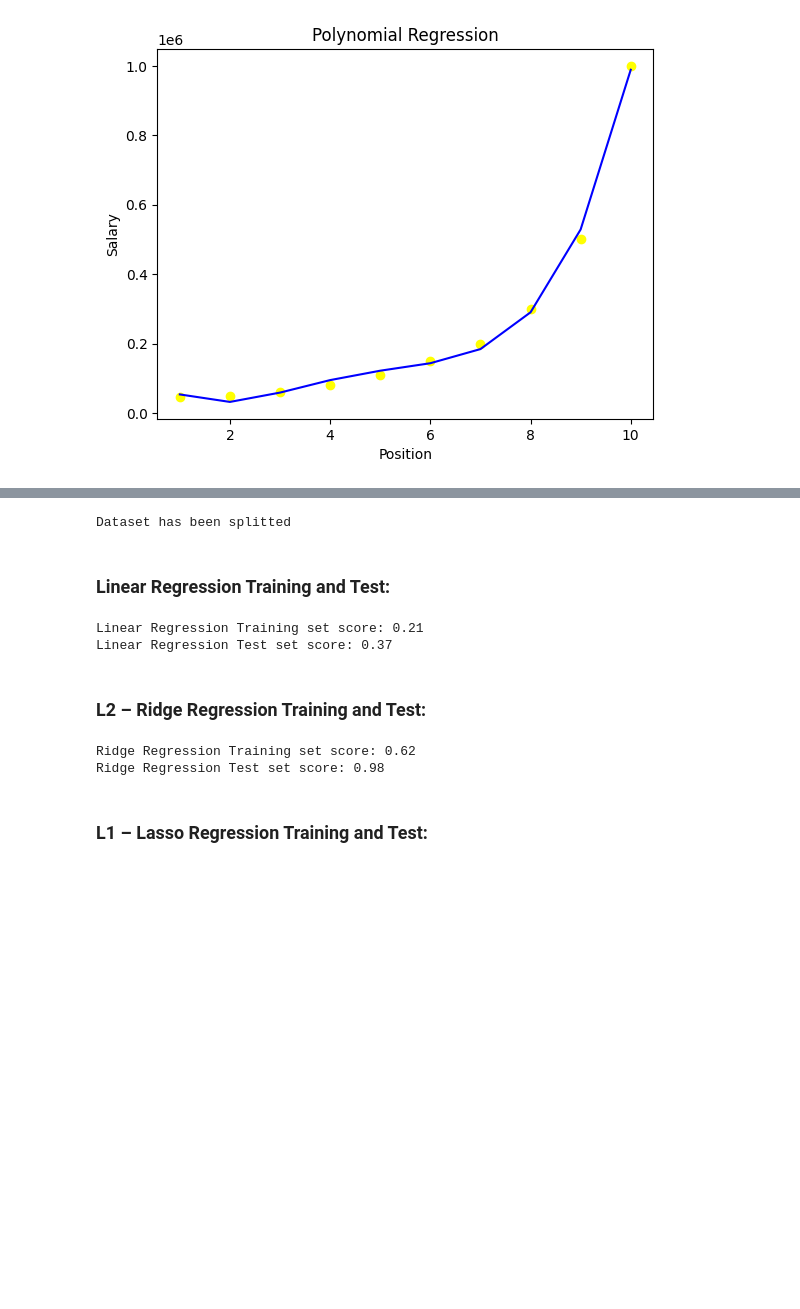
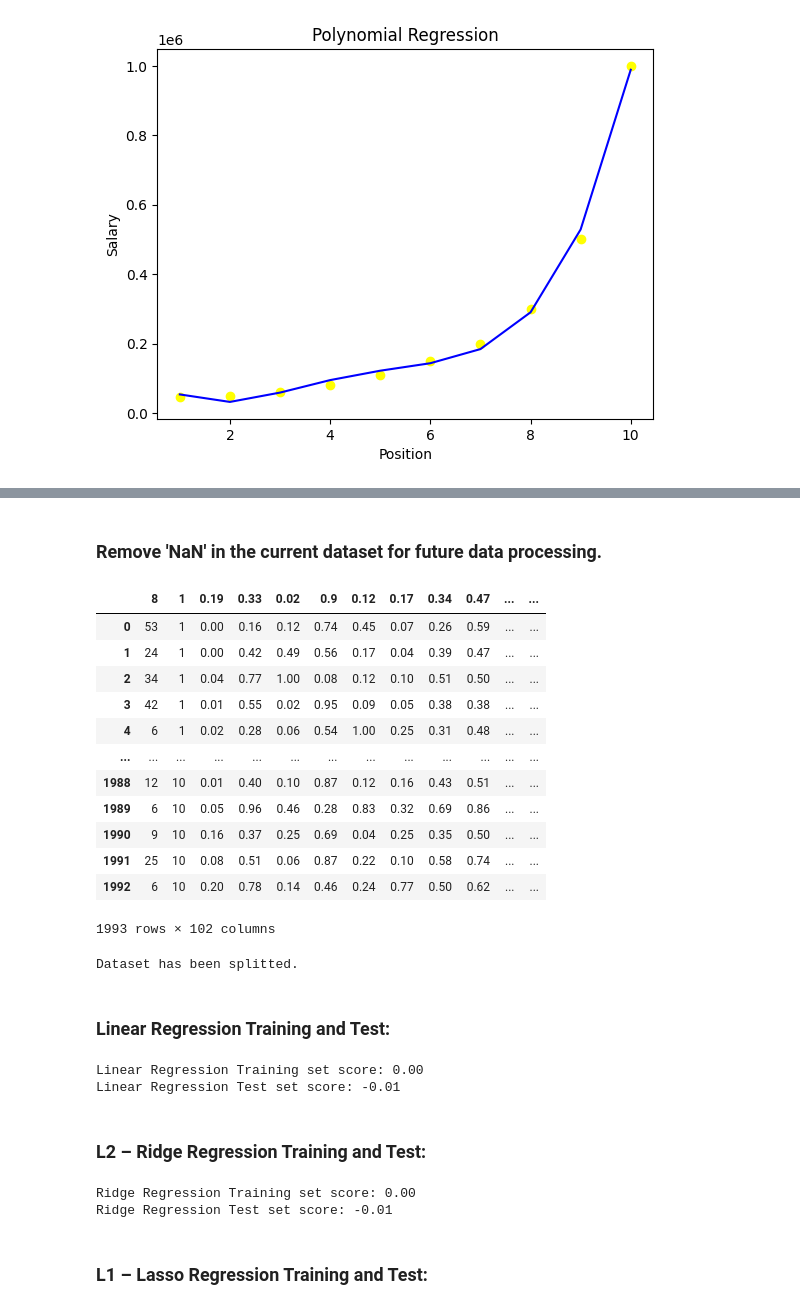
Before and after one commit to OleksiiHayvoronskyi/lesson_37, a Jupyter notebook: Lesson_37_TypesRegression.ipynb, the cells around one changed output, grey strips where cells are left out. Drawn from its saved outputs; the diff is of its cells as text; code cells hidden in the pictures; blank space fills up the shorter version.

```diff
--- a/Lesson_37_TypesRegression.ipynb
+++ b/Lesson_37_TypesRegression.ipynb
@@ -82,9 +82,16 @@ plt.show()
 # %%
+import pandas as pd
+import numpy as np
 from numpy import genfromtxt
+from sklearn.impute import SimpleImputer
 
 
 # Importing the dataset
-dataset = genfromtxt('communities.csv', delimiter=',', dtype='int64') # dtype='int64' - convert missing values to int.
-#dataset = pd.read_csv('communities.csv')
-dataset
+# dataset = genfromtxt('communities.csv', delimiter=',')
+# dataset = dataset.astype('int32') # astype='int32' - convert missing values to int.
+# #dataset = genfromtxt('communities.csv', delimiter=',', dtype='int64') # dtype='int64' - convert missing values to int.
+dataset = pd.read_csv('communities.csv')
+
+data = pd.DataFrame(data=dataset)
+data
 # %% [output]
@@ -97,0 +113,3 @@ array([[    8,    -1,    -1, ...,    -1,    -1,    -1],
+# %%
+data = data.apply (pd.to_numeric, errors='coerce')
+data
@@ -98,15 +130,37 @@ array([[    8,    -1,    -1, ...,    -1,    -1,    -1],
+# %% [markdown]
+### Remove 'NaN' in the current dataset for future data processing.
+# %%
+data2 = data.dropna(axis='columns')
+data2
+# %% [output]
+|  | 8 | 1 | 0.19 | 0.33 | 0.02 | 0.9 | 0.12 | 0.17 | 0.34 | 0.47 | ... | ... |
+| 0 | 53 | 1 | 0.00 | 0.16 | 0.12 | 0.74 | 0.45 | 0.07 | 0.26 | 0.59 | ... | ... |
+| 1 | 24 | 1 | 0.00 | 0.42 | 0.49 | 0.56 | 0.17 | 0.04 | 0.39 | 0.47 | ... | ... |
+| 2 | 34 | 1 | 0.04 | 0.77 | 1.00 | 0.08 | 0.12 | 0.10 | 0.51 | 0.50 | ... | ... |
+| 3 | 42 | 1 | 0.01 | 0.55 | 0.02 | 0.95 | 0.09 | 0.05 | 0.38 | 0.38 | ... | ... |
+| 4 | 6 | 1 | 0.02 | 0.28 | 0.06 | 0.54 | 1.00 | 0.25 | 0.31 | 0.48 | ... | ... |
+| ... | ... | ... | ... | ... | ... | ... | ... | ... | ... | ... | ... | ... |
+| 1988 | 12 | 10 | 0.01 | 0.40 | 0.10 | 0.87 | 0.12 | 0.16 | 0.43 | 0.51 | ... | ... |
+| 1989 | 6 | 10 | 0.05 | 0.96 | 0.46 | 0.28 | 0.83 | 0.32 | 0.69 | 0.86 | ... | ... |
+| 1990 | 9 | 10 | 0.16 | 0.37 | 0.25 | 0.69 | 0.04 | 0.25 | 0.35 | 0.50 | ... | ... |
+| 1991 | 25 | 10 | 0.08 | 0.51 | 0.06 | 0.87 | 0.22 | 0.10 | 0.58 | 0.74 | ... | ... |
+| 1992 | 6 | 10 | 0.20 | 0.78 | 0.14 | 0.46 | 0.24 | 0.77 | 0.50 | 0.62 | ... | ... |
+1993 rows × 102 columns
 # %%
 from sklearn.model_selection import train_test_split
 
 
 # Divide dataset into two camponents.
-X = dataset[:, :-1]
-y = dataset[:, -1]
+# X = data[:, :-1]
+# y = data[:, -1]
+
+X = data2.iloc[:, 1:2].values
+y = data2.iloc[:, 2].values
 
 X_train_1, X_test_1, y_train_1, y_test_1 = train_test_split(X, y, test_size=0.25, random_state=0)
-print('Dataset has been splitted')
+print('Dataset has been splitted.')
 # %% [output]
-Dataset has been splitted
+Dataset has been splitted.
 # %% [markdown]
 ### Linear Regression Training and Test:
 # %%
@@ -114,25 +168,24 @@ from sklearn.linear_model import LinearRegression
 
 
 linear_reg = LinearRegression().fit(X_train_1, y_train_1)
-linear_reg.fit(X, y)
 
 print(f'Linear Regression Training set score: {linear_reg.score(X_train_1, y_train_1):.2f}')
 print(f'Linear Regression Test set score: {linear_reg.score(X_test_1, y_test_1):.2f}')
 # %% [output]
-Linear Regression Training set score: 0.21
-Linear Regression Test set score: 0.37
+Linear Regression Training set score: 0.00
+Linear Regression Test set score: -0.01
 # %% [markdown]
 ### L2 – Ridge Regression Training and Test:
 # %%
 from sklearn.linear_model import Ridge
 
 
-ridge = Ridge(alpha=0.7).fit(X_train, y_train)
-print(f'Ridge Regression Training set score: {ridge.score(X_train, y_train):.2f}')
-print(f'Ridge Regression Test set score: {ridge.score(X_test, y_test):.2f}')
+ridge = Ridge(alpha=0.7).fit(X_train_1, y_train_1)
+print(f'Ridge Regression Training set score: {ridge.score(X_train_1, y_train_1):.2f}')
+print(f'Ridge Regression Test set score: {ridge.score(X_test_1, y_test_1):.2f}')
 # %% [output]
-Ridge Regression Training set score: 0.62
-Ridge Regression Test set score: 0.98
+Ridge Regression Training set score: 0.00
+Ridge Regression Test set score: -0.01
 # %% [markdown]
 ### L1 – Lasso Regression Training and Test:
 # %%
```
Also changed, not shown: parts of 7 cells of this notebook.
